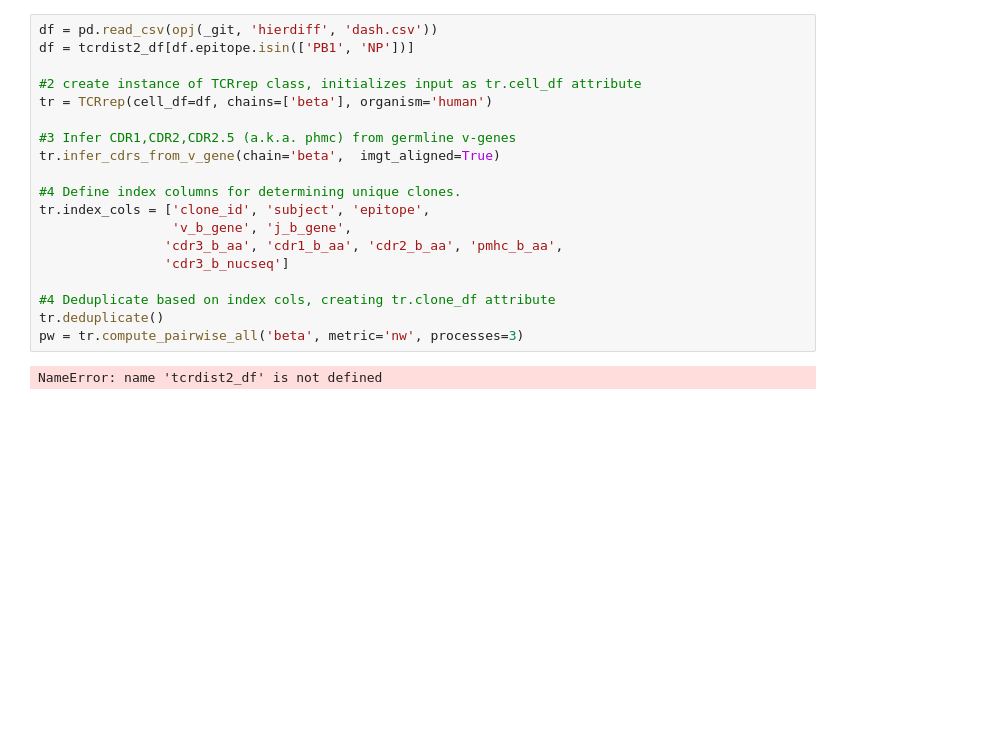
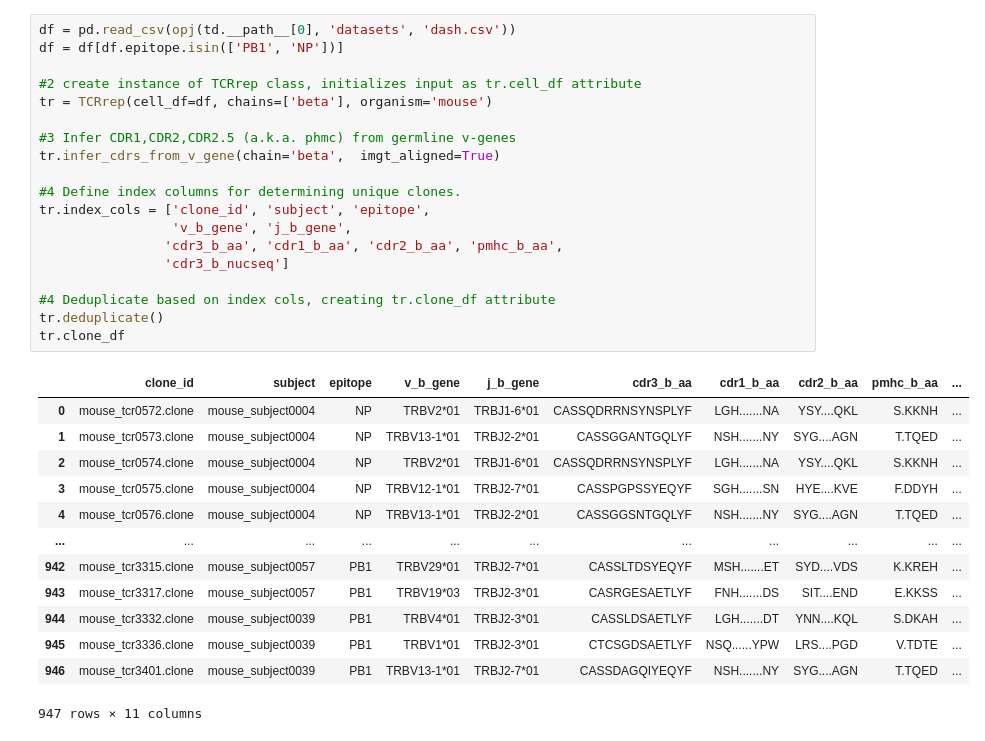
Before and after one commit to kmayerb/tcrdist2, a Jupyter notebook: important_notebooks/hierdiff_example.ipynb, the cells around one changed output. Cells and saved outputs as stored; diff of their text form; blank space fills up the shorter version.

```diff
--- a/important_notebooks/hierdiff_example.ipynb
+++ b/important_notebooks/hierdiff_example.ipynb
@@ -26,21 +43,33 @@ Using Cython-powered Fisher's exact test
 # %%
-df = pd.read_csv(opj(_git, 'hierdiff', 'dash.csv'))
-df = tcrdist2_df[df.epitope.isin(['PB1', 'NP'])]
+df = pd.read_csv(opj(td.__path__[0], 'datasets', 'dash.csv'))
+df = df[df.epitope.isin(['PB1', 'NP'])]
 
 #2 create instance of TCRrep class, initializes input as tr.cell_df attribute
-tr = TCRrep(cell_df=df, chains=['beta'], organism='human')
+tr = TCRrep(cell_df=df, chains=['beta'], organism='mouse')
 
 #3 Infer CDR1,CDR2,CDR2.5 (a.k.a. phmc) from germline v-genes
 tr.infer_cdrs_from_v_gene(chain='beta',  imgt_aligned=True)
 
 #4 Define index columns for determining unique clones.
 tr.index_cols = ['clone_id', 'subject', 'epitope',
                  'v_b_gene', 'j_b_gene',
                 'cdr3_b_aa', 'cdr1_b_aa', 'cdr2_b_aa', 'pmhc_b_aa',
                 'cdr3_b_nucseq']
 
 #4 Deduplicate based on index cols, creating tr.clone_df attribute
 tr.deduplicate()
-pw = tr.compute_pairwise_all('beta', metric='nw', processes=3)
+tr.clone_df
 # %% [output]
+|  | clone_id | subject | epitope | v_b_gene | j_b_gene | cdr3_b_aa | cdr1_b_aa | cdr2_b_aa | pmhc_b_aa | ... |
+| 0 | mouse_tcr0572.clone | mouse_subject0004 | NP | TRBV2*01 | TRBJ1-6*01 | CASSQDRRNSYNSPLYF | LGH.......NA | YSY....QKL | S.KKNH | ... |
+| 1 | mouse_tcr0573.clone | mouse_subject0004 | NP | TRBV13-1*01 | TRBJ2-2*01 | CASSGGANTGQLYF | NSH.......NY | SYG....AGN | T.TQED | ... |
+| 2 | mouse_tcr0574.clone | mouse_subject0004 | NP | TRBV2*01 | TRBJ1-6*01 | CASSQDRRNSYNSPLYF | LGH.......NA | YSY....QKL | S.KKNH | ... |
+| 3 | mouse_tcr0575.clone | mouse_subject0004 | NP | TRBV12-1*01 | TRBJ2-7*01 | CASSPGPSSYEQYF | SGH.......SN | HYE....KVE | F.DDYH | ... |
+| 4 | mouse_tcr0576.clone | mouse_subject0004 | NP | TRBV13-1*01 | TRBJ2-2*01 | CASSGGSNTGQLYF | NSH.......NY | SYG....AGN | T.TQED | ... |
+| ... | ... | ... | ... | ... | ... | ... | ... | ... | ... | ... |
+| 942 | mouse_tcr3315.clone | mouse_subject0057 | PB1 | TRBV29*01 | TRBJ2-7*01 | CASSLTDSYEQYF | MSH.......ET | SYD....VDS | K.KREH | ... |
+| 943 | mouse_tcr3317.clone | mouse_subject0057 | PB1 | TRBV19*03 | TRBJ2-3*01 | CASRGESAETLYF | FNH.......DS | SIT....END | E.KKSS | ... |
+| 944 | mouse_tcr3332.clone | mouse_subject0039 | PB1 | TRBV4*01 | TRBJ2-3*01 | CASSLDSAETLYF | LGH.......DT | YNN....KQL | S.DKAH | ... |
+| 945 | mouse_tcr3336.clone | mouse_subject0039 | PB1 | TRBV1*01 | TRBJ2-3*01 | CTCSGDSAETLYF | NSQ......YPW | LRS....PGD | V.TDTE | ... |
+| 946 | mouse_tcr3401.clone | mouse_subject0039 | PB1 | TRBV13-1*01 | TRBJ2-7*01 | CASSDAGQIYEQYF | NSH.......NY | SYG....AGN | T.TQED | ... |
-NameError: name 'tcrdist2_df' is not defined
+947 rows × 11 columns
```
Also changed, not shown: parts of 28 cells of this notebook, 2 other files.
